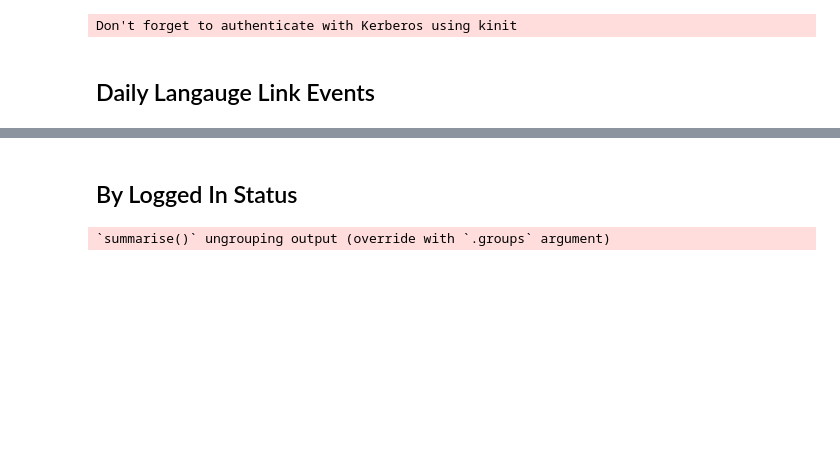
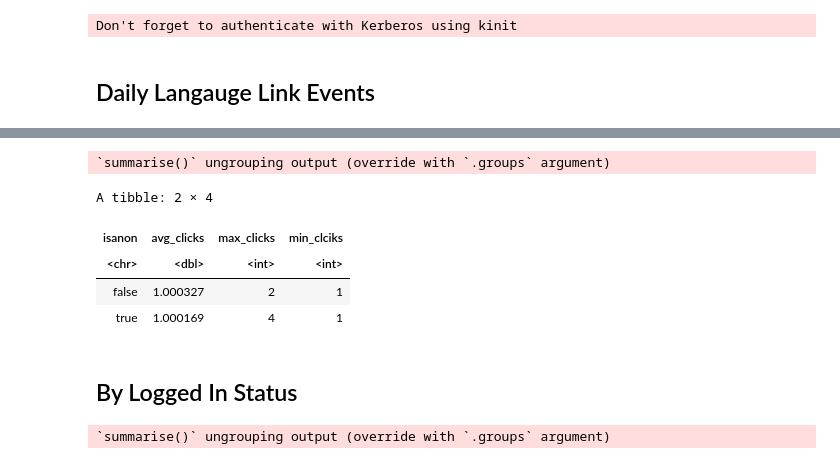
Before and after one commit to wikimedia-research/Language-Switching-Analysis-2021, a Jupyter notebook: QA/post_deployment_qa.ipynb, the cells around one changed output, grey strips where cells are left out. Saved outputs shown, nothing was run; the diff lists cells and outputs as text; code cells hidden in the pictures; blank space fills up the shorter version.

```diff
--- a/QA/post_deployment_qa.ipynb
+++ b/QA/post_deployment_qa.ipynb
@@ -91,3 +112,18 @@ We start recording events on 28 April 2021. There are an average 176,447 session
+# %%
+lang_link_events_persession <- lang_link_events %>%
+    group_by(isanon) %>%
+    summarize(avg_clicks = mean(n_events),
+              max_clicks = max(n_events),
+              min_clciks = min(n_events))
+
+lang_link_events_persession
+# %% [output]
+`summarise()` ungrouping output (override with `.groups` argument)
+A tibble: 2 × 4
+| isanon | avg_clicks | max_clicks | min_clciks |
+| <chr> | <dbl> | <int> | <int> |
+| false | 1.000327 | 2 | 1 |
+| true | 1.000169 | 4 | 1 |
 # %% [markdown]
 ## By Logged In Status
 # %%
```
Also changed, not shown: parts of 7 cells of this notebook.
